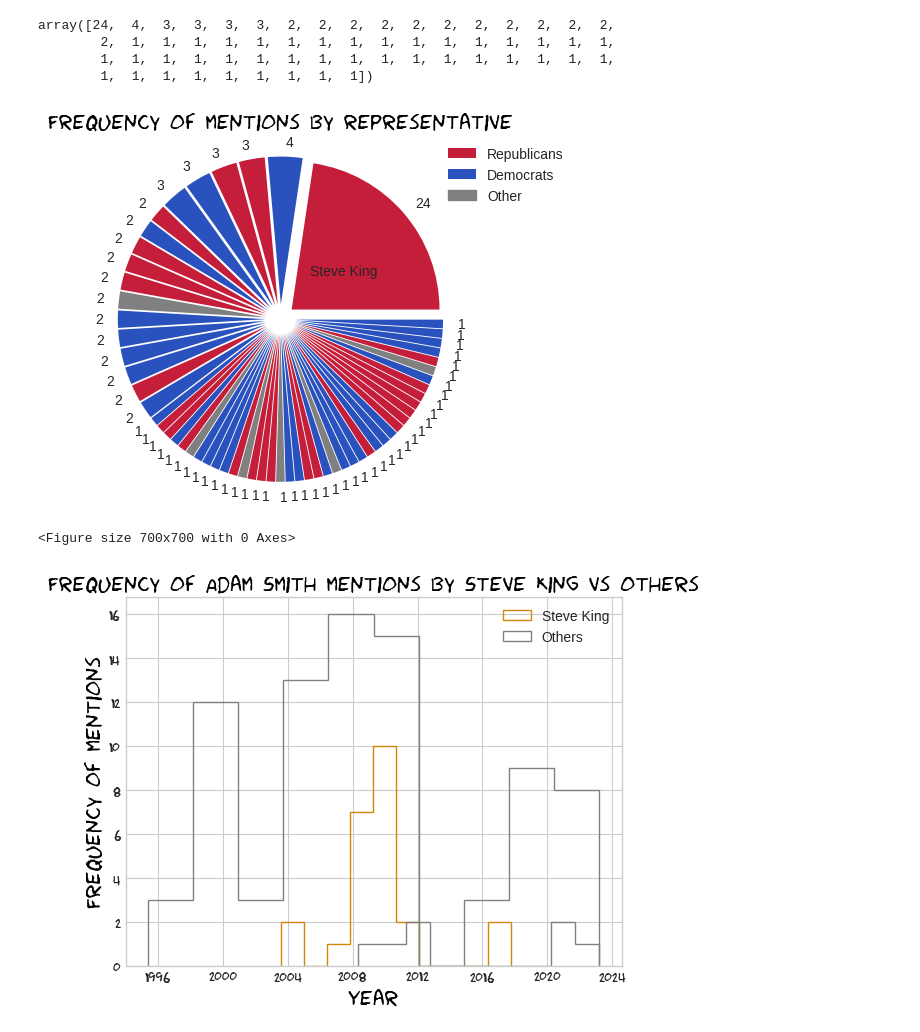
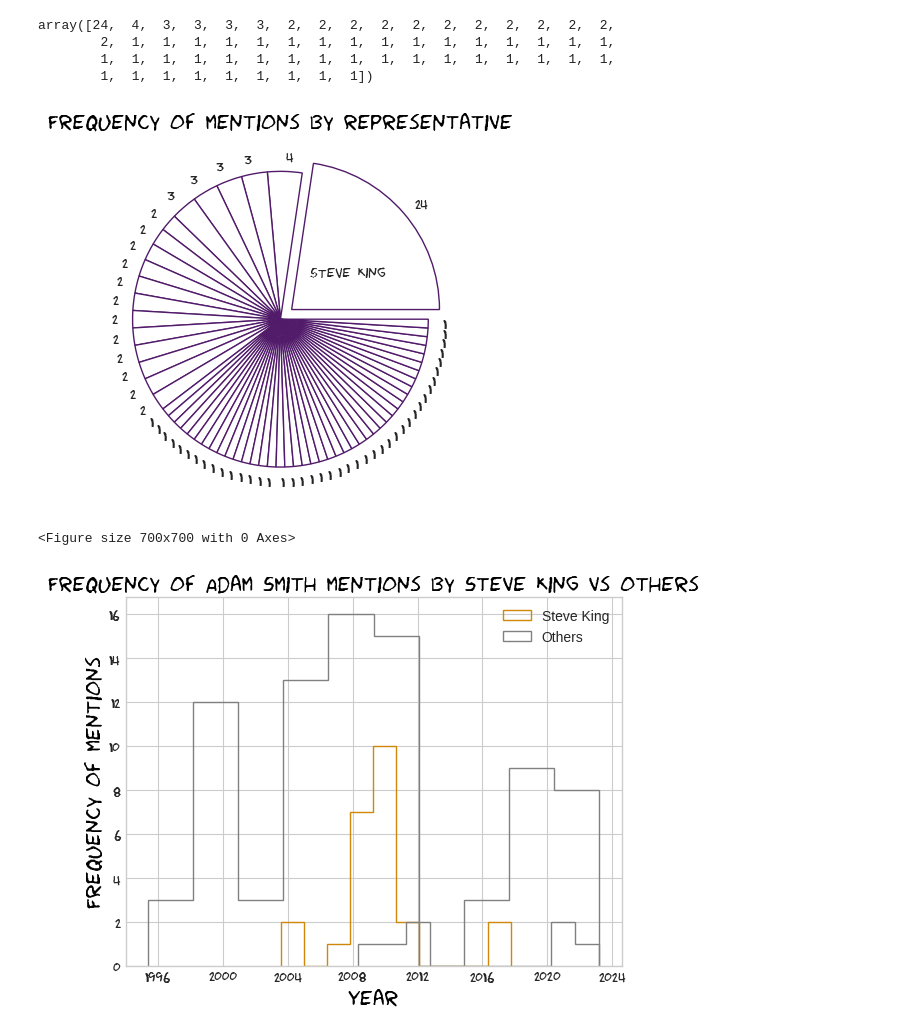
Before and after one commit to yuliiabosher/Adam_Smith_project, a Jupyter notebook: Visualisations.ipynb, the cells around one changed output. Saved outputs shown, nothing was run; the diff lists cells and outputs as text; code cells hidden in the pictures.

Commit message:
changed the pie chart appearance

```diff
--- a/Visualisations.ipynb
+++ b/Visualisations.ipynb
@@ -311,30 +312,28 @@ array([24,  4,  3,  3,  3,  3,  2,  2,  2,  2,  2,  2,  2,  2,  2,  2,  2,
 # %%
 def create_rep_countplot(df):
   fig, ax = plt.subplots()
   f = df.groupby('Representative')['Representative'].count().sort_values(ascending=False)
   colours = []
   for i in f.index:
     if df[df['Representative'] == i]['Party'][0] == 'Republicans':
       colours.append('#C41E3A')
     elif df[df['Representative'] == i]['Party'][0] == 'Democrats':
       colours.append('#2a52be')
     else:
       colours.append('grey')
   font = {'family':'fantasy','color':'black','size':15}
-  explode = [0.1 for i in f.index]
-  plt.pie(f, labels=f, colors=colours, explode=explode)
-  plt.annotate('Steve King', xy=(0, 0.5), xytext=(0.2, 0.3))
+  explode = [0 for i in f.index]
+  explode[0] = 0.1
+  plt.pie(f, labels=f, colors=plt.cm.viridis.colors, explode=explode, wedgeprops = {'color': 'white', 'edgecolor': '#511B6A', 'linewidth':1}, textprops = {'fontname': 'fantasy'})
+  plt.annotate('Steve King', xy=(0, 0.5), xytext=(0.2, 0.3), fontname='fantasy')
   plt.yticks(fontname="fantasy", fontsize=6)
   plt.xticks(fontname="fantasy")
-  plt.legend(['Republicans', 'Democrats', "Other"], bbox_to_anchor=(0.7,0.8,0.6,0.2))
-  legend = ax.get_legend()
-  legend.legendHandles[2].set_color('gray')
   plt.title('Frequency of mentions by representative', fontdict = font)
   plt.figure(figsize=[7,7])
   fig.savefig('pie_chart.png', dpi=1000)
 create_rep_countplot(df)
 # %% [output]
-[figure, old version]
+[figure, new version]
 <Figure size 700x700 with 0 Axes>
 # %%
 def steve_king_hist(df):
```
Also changed, not shown: parts of 7 cells of this notebook.
